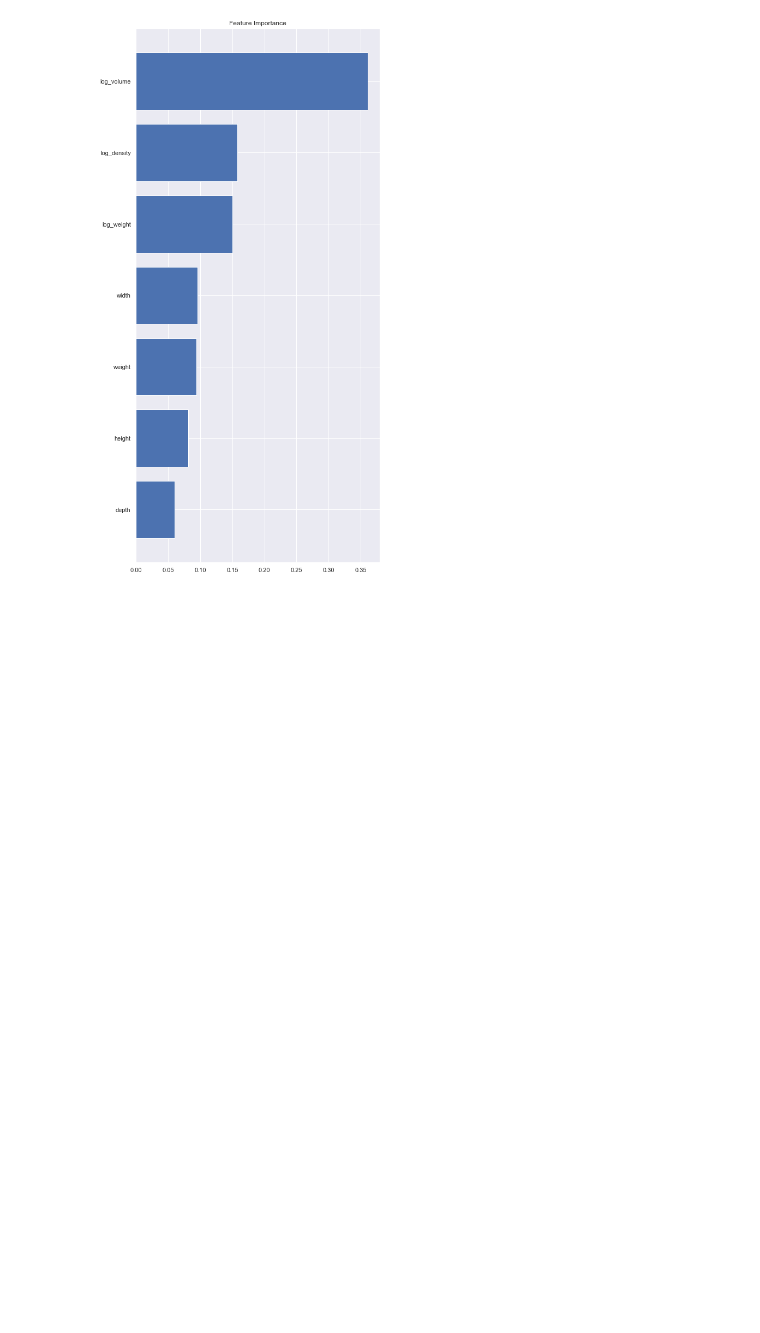
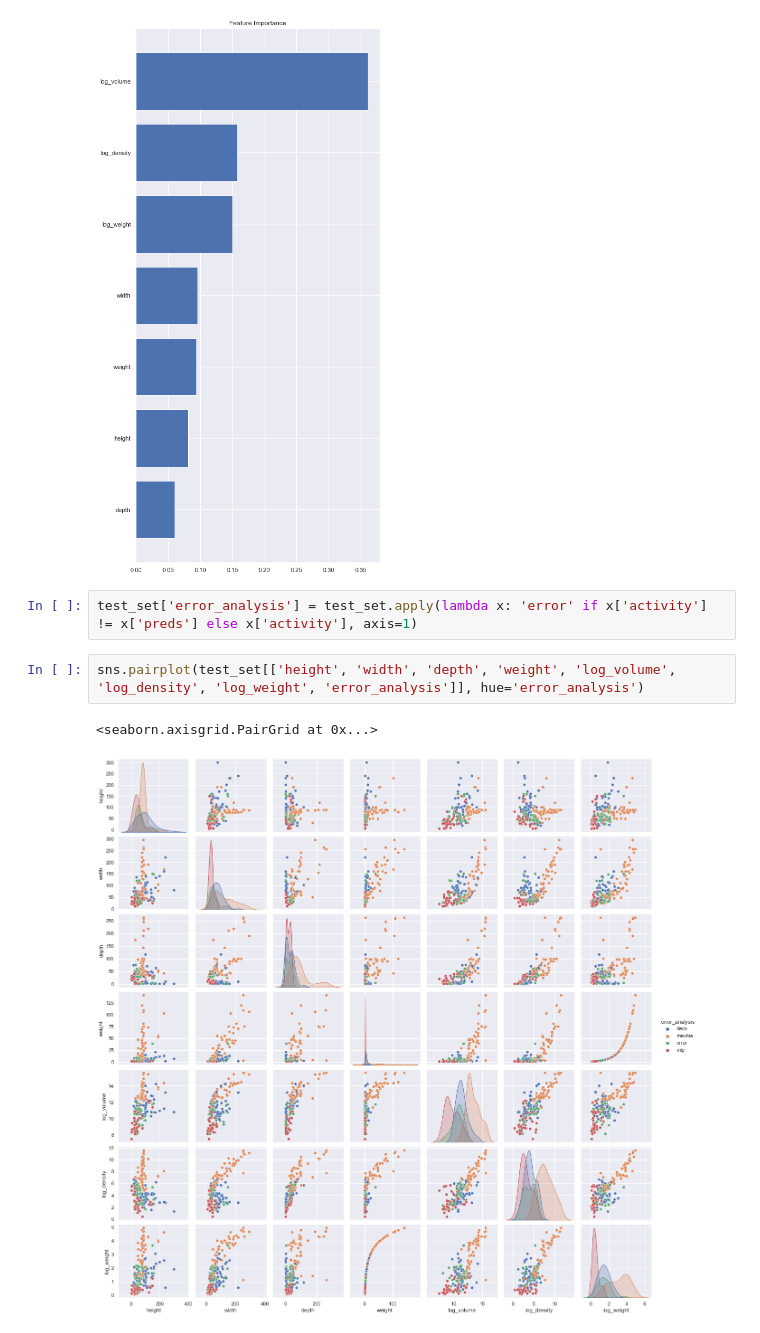
Before and after one commit to mdm-test-anonymous/mdm, a Jupyter notebook: notebooks/00.package_tutorial.ipynb, the cells around one changed output. Cells and saved outputs as stored; diff of their text form; blank space fills up the shorter version.

```diff
--- a/notebooks/00.package_tutorial.ipynb
+++ b/notebooks/00.package_tutorial.ipynb
@@ -47,3 +62,10 @@ mdm.visualisations.feature_importance(model.feature_importances_, feats, model_n
 # %% [output]
 2021-05-14 06:09:46,713 | INFO : saving to : /Users/philippefraisse/Documents/WORK/test/mdm/mdm/../models/gb_v2/feature_importance.png
 [figure]
+# %%
+test_set['error_analysis'] = test_set.apply(lambda x: 'error' if x['activity'] != x['preds'] else x['activity'], axis=1)
+# %%
+sns.pairplot(test_set[['height', 'width', 'depth', 'weight', 'log_volume', 'log_density', 'log_weight', 'error_analysis']], hue='error_analysis')
+# %% [output]
+<seaborn.axisgrid.PairGrid at 0x...>
+[figure, added]
```
Also changed, not shown: parts of 9 cells of this notebook, 1 other file.
